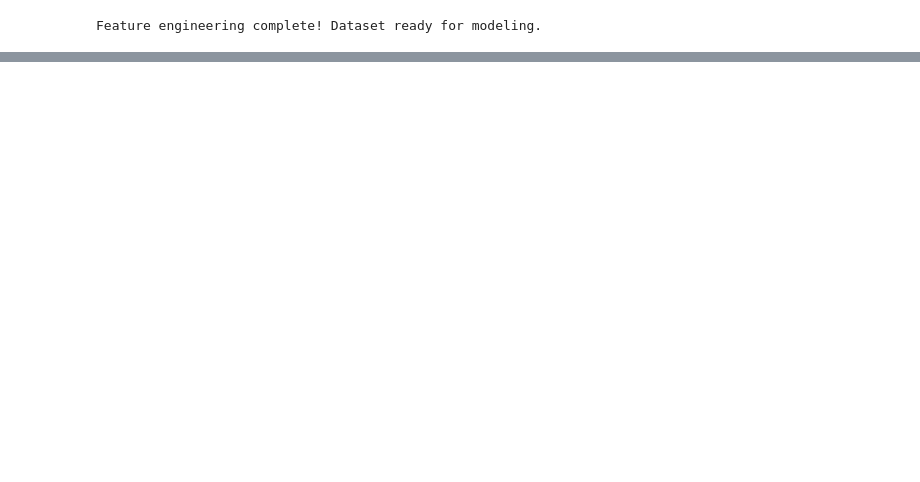
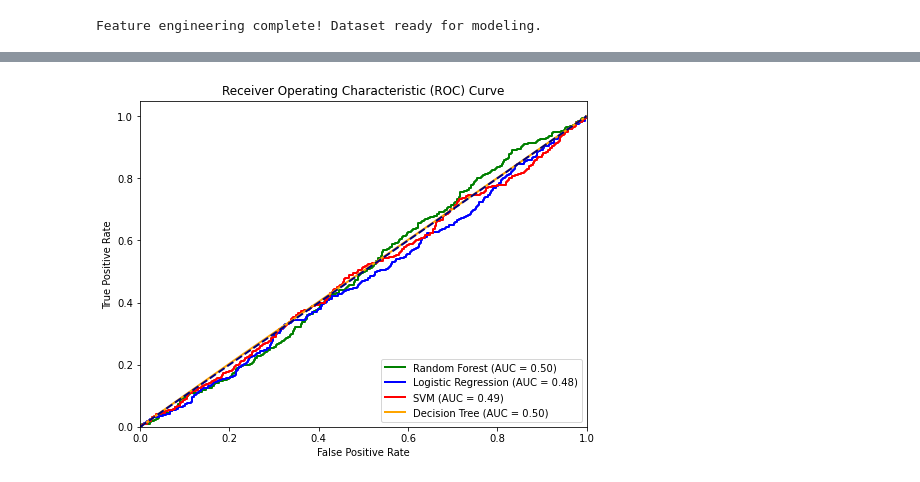
Before and after one commit to Dominic-Oseko/Group-10-Heart-disease-project, a Jupyter notebook: Members Notebook/index.david1.ipynb, the cells around one changed output, grey strips where cells are left out. Saved outputs shown, nothing was run; the diff lists cells and outputs as text; code cells hidden in the pictures; blank space fills up the shorter version.

```diff
--- a/Members Notebook/index.david1.ipynb
+++ b/Members Notebook/index.david1.ipynb
@@ -237,0 +414,12 @@ ValueError: Input contains NaN, infinity or a value too large for dtype('float64
+# %%
+# Model Training - Decision Tree
+from sklearn.tree import DecisionTreeClassifier
+model_dt = DecisionTreeClassifier(random_state=42)
+model_dt.fit(X_train, y_train)
+y_pred_dt = model_dt.predict(X_test)
+
+# Model Evaluation
+accuracy_dt = accuracy_score(y_test, y_pred_dt)
+print(f'\nDecision Tree Model Accuracy: {accuracy_dt:.4f}')
+print("\nClassification Report:")
+print(classification_report(y_test, y_pred_dt))
@@ -237,0 +466,8 @@ ValueError: Input contains NaN, infinity or a value too large for dtype('float64
+# %%
+# Model Evaluation after Hyperparameter Tuning
+best_rf = grid_search.best_estimator_
+y_pred_best = best_rf.predict(X_test)
+accuracy_best = accuracy_score(y_test, y_pred_best)
+print(f'\nBest Random Forest Model Accuracy: {accuracy_best:.4f}')
+print("\nClassification Report:")
+print(classification_report(y_test, y_pred_best))
@@ -237,0 +486,41 @@ ValueError: Input contains NaN, infinity or a value too large for dtype('float64
+# %%
+# ROC Curve  and AUC
+from sklearn.metrics import roc_auc_score
+from sklearn.metrics import roc_curve
+
+# Random Forest
+y_pred_proba_rf = best_rf.predict_proba(X_test)[:, 1]
+fpr_rf, tpr_rf, _ = roc_curve(y_test, y_pred_proba_rf)
+roc_auc_rf = roc_auc_score(y_test, y_pred_proba_rf)
+
+# Logistic Regression
+y_pred_proba_lr = model.predict_proba(X_test)[:, 1]
+fpr_lr, tpr_lr, _ = roc_curve(y_test, y_pred_proba_lr)
+roc_auc_lr = roc_auc_score(y_test, y_pred_proba_lr)
+
+# SVM
+y_pred_proba_svm = model_svm.decision_function(X_test)
+fpr_svm, tpr_svm, _ = roc_curve(y_test, y_pred_proba_svm)
+roc_auc_svm = roc_auc_score(y_test, y_pred_proba_svm)
+
+# Decision Tree
+y_pred_proba_dt = model_dt.predict_proba(X_test)[:, 1]
+fpr_dt, tpr_dt, _ = roc_curve(y_test, y_pred_proba_dt)
+roc_auc_dt = roc_auc_score(y_test, y_pred_proba_dt)
+
+# Plot ROC curve
+plt.figure(figsize=(8, 6))
+plt.plot(fpr_rf, tpr_rf, color='green', lw=2, label=f'Random Forest (AUC = {roc_auc_rf:.2f})')
+plt.plot(fpr_lr, tpr_lr, color='blue', lw=2, label=f'Logistic Regression (AUC = {roc_auc_lr:.2f})')
+plt.plot(fpr_svm, tpr_svm, color='red', lw=2, label=f'SVM (AUC = {roc_auc_svm:.2f})')
+plt.plot(fpr_dt, tpr_dt, color='orange', lw=2, label=f'Decision Tree (AUC = {roc_auc_dt:.2f})')
+plt.plot([0, 1], [0, 1], color='navy', lw=2, linestyle='--')
+plt.xlim([0.0, 1.0])
+plt.ylim([0.0, 1.05])
+plt.xlabel('False Positive Rate')
+plt.ylabel('True Positive Rate')
+plt.title('Receiver Operating Characteristic (ROC) Curve')
+plt.legend(loc='lower right')
+plt.show()
+# %% [output]
+[figure, added]
```
Also changed, not shown: parts of 34 cells of this notebook.
